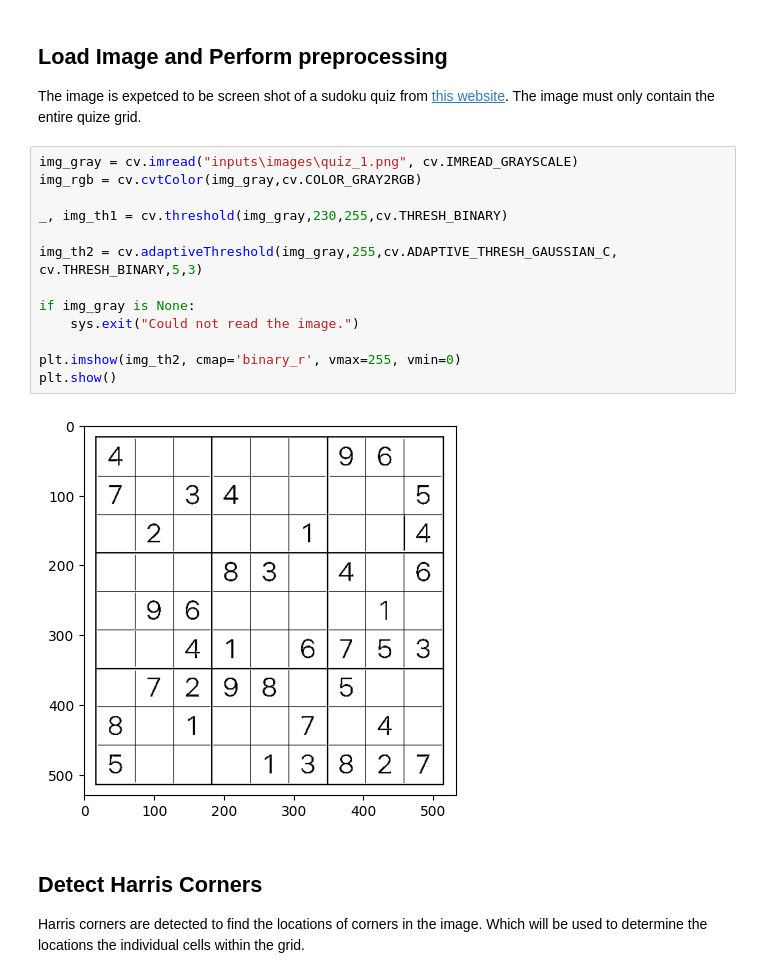
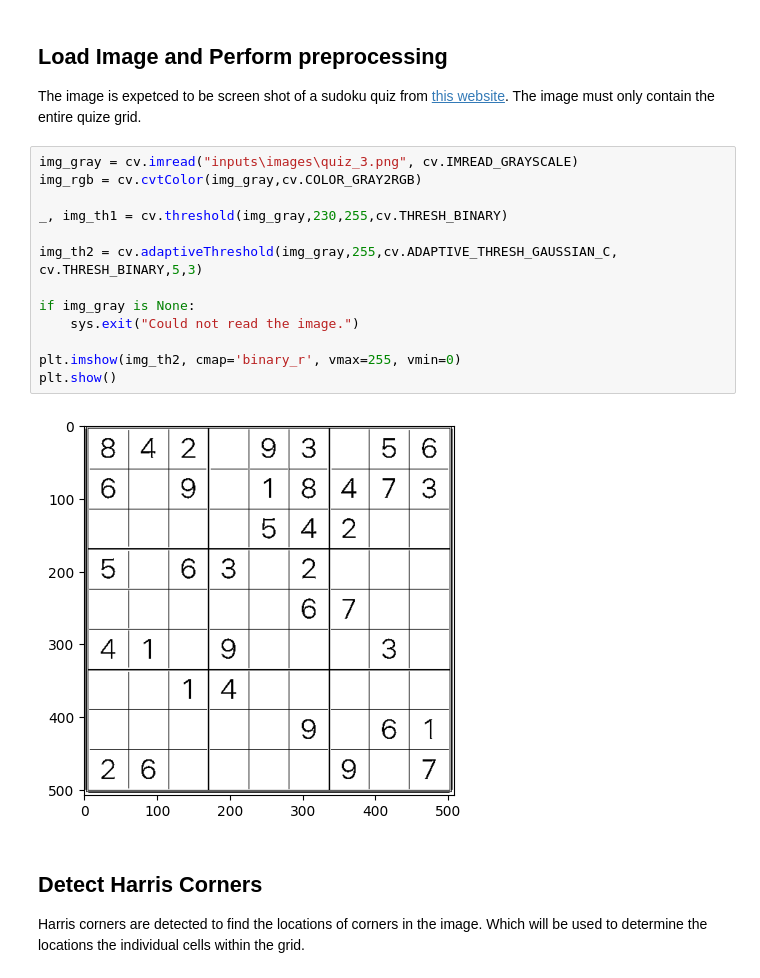
Before and after one commit to GCSchmidt/sudoku-solver-project, a Jupyter notebook: sudoku_image_solver.ipynb, the cells around one changed output. Drawn from its saved outputs; the diff is of its cells as text.

```diff
--- a/sudoku_image_solver.ipynb
+++ b/sudoku_image_solver.ipynb
@@ -129,20 +110,20 @@ def image_to_string(img, vertical_lines_coords, horizontal_lines_coords):
 
 The image is expetced to be screen shot of a sudoku quiz from [this website](https://sudoku.com/). The image must only contain the entire quize grid.
 # %%
-img_gray = cv.imread("inputs\images\quiz_1.png", cv.IMREAD_GRAYSCALE)
+img_gray = cv.imread("inputs\images\quiz_3.png", cv.IMREAD_GRAYSCALE)
 img_rgb = cv.cvtColor(img_gray,cv.COLOR_GRAY2RGB)
 
 _, img_th1 = cv.threshold(img_gray,230,255,cv.THRESH_BINARY)
 
 img_th2 = cv.adaptiveThreshold(img_gray,255,cv.ADAPTIVE_THRESH_GAUSSIAN_C, cv.THRESH_BINARY,5,3)
 
 if img_gray is None:
     sys.exit("Could not read the image.")
 
 plt.imshow(img_th2, cmap='binary_r', vmax=255, vmin=0)
 plt.show()
 # %% [output]
-[figure, old version]
+[figure, new version]
 # %% [markdown]
 ## Detect Harris Corners
 
```
Also changed, not shown: parts of 10 cells of this notebook.
